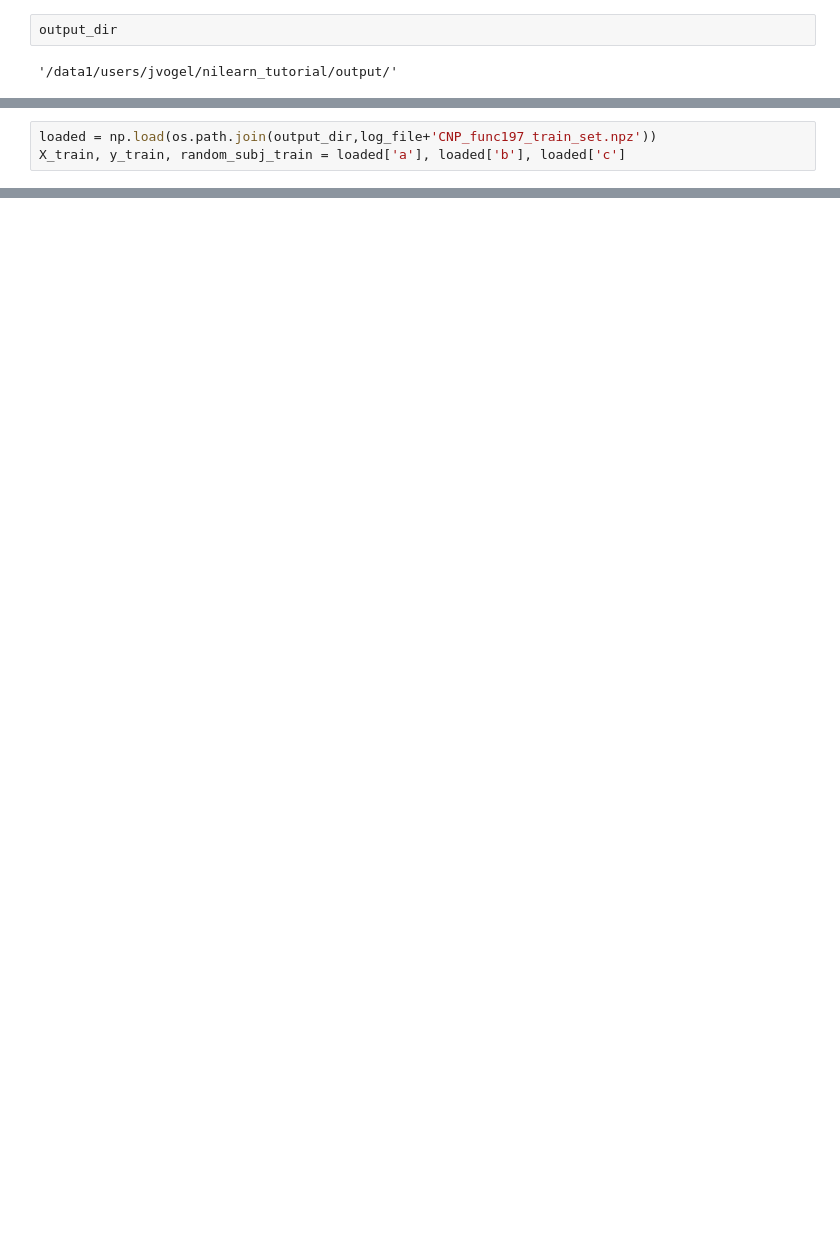
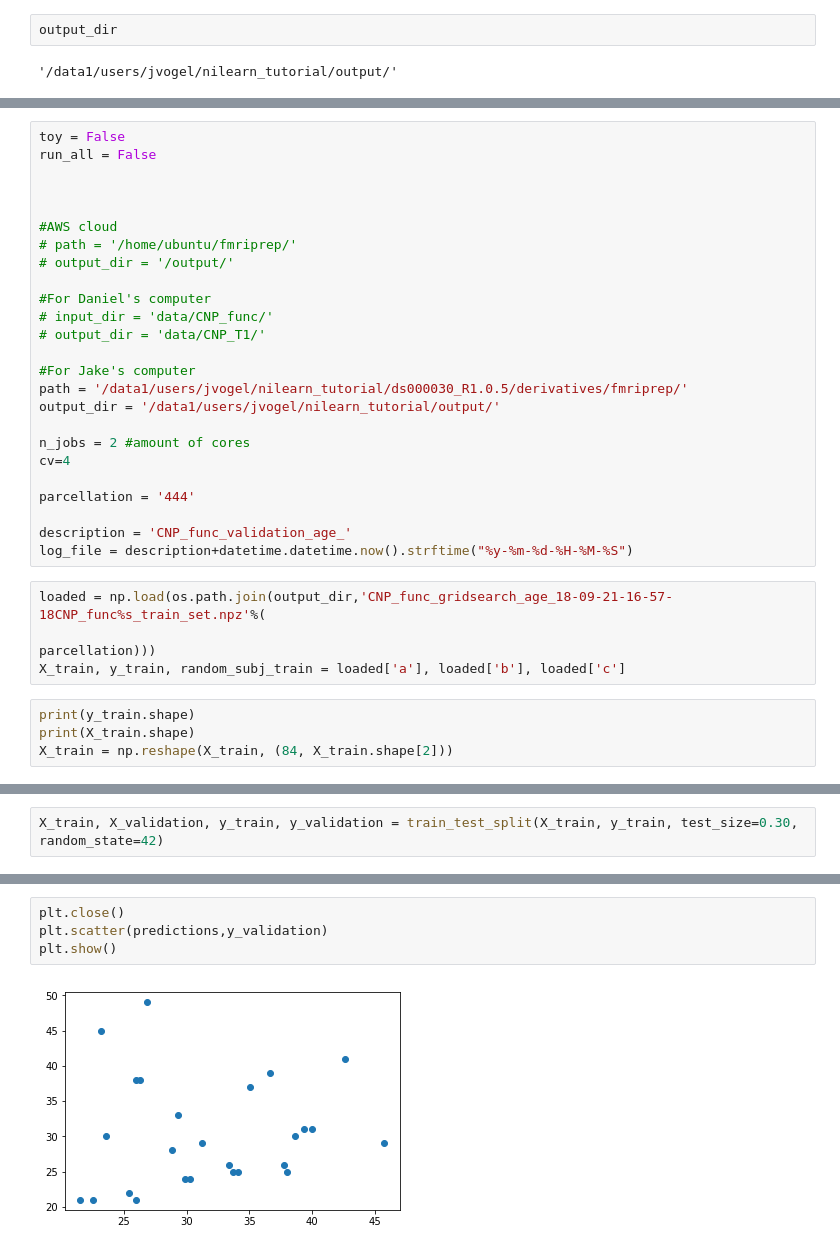
Before and after one commit to illdopejake/RS2018_Nilearn_tutorial, a Jupyter notebook: Reproducing_age_prediction.ipynb, the cells around one changed output, grey strips where cells are left out. Saved outputs shown, nothing was run; the diff lists cells and outputs as text; blank space fills up the shorter version.

Commit message:
tried validation of predictions

```diff
--- a/Reproducing_age_prediction.ipynb
+++ b/Reproducing_age_prediction.ipynb
@@ -223,3 +234,33 @@ correlations444, upper_triang_corrs444 = func_2_corr_matrix(networks_444, '444')
+# %%
+toy = False
+run_all = False
+
+
+
+#AWS cloud
+# path = '/home/ubuntu/fmriprep/'
+# output_dir = '/output/'
+
+#For Daniel's computer
+# input_dir = 'data/CNP_func/'
+# output_dir = 'data/CNP_T1/'
+
+#For Jake's computer
+path = '/data1/users/jvogel/nilearn_tutorial/ds000030_R1.0.5/derivatives/fmriprep/'
+output_dir = '/data1/users/jvogel/nilearn_tutorial/output/'
+
+n_jobs = 2 #amount of cores
+cv=4
+
+parcellation = '444'
+
+description = 'CNP_func_validation_age_'
+log_file = description+datetime.datetime.now().strftime("%y-%m-%d-%H-%M-%S")
 # %%
-loaded = np.load(os.path.join(output_dir,log_file+'CNP_func197_train_set.npz'))
+loaded = np.load(os.path.join(output_dir,'CNP_func_gridsearch_age_18-09-21-16-57-18CNP_func%s_train_set.npz'%(
+                                                                                                parcellation)))
 X_train, y_train, random_subj_train = loaded['a'], loaded['b'], loaded['c']
+# %%
+print(y_train.shape)
+print(X_train.shape)
+X_train = np.reshape(X_train, (84, X_train.shape[2]))
@@ -225,0 +270,2 @@ X_train, y_train, random_subj_train = loaded['a'], loaded['b'], loaded['c']
+# %%
+X_train, X_validation, y_train, y_validation = train_test_split(X_train, y_train, test_size=0.30, random_state=42)
@@ -229,0 +339,6 @@ y_train.shape
+# %%
+plt.close()
+plt.scatter(predictions,y_validation)
+plt.show()
+# %% [output]
+[figure, added]
```
Also changed, not shown: parts of 24 cells of this notebook.
